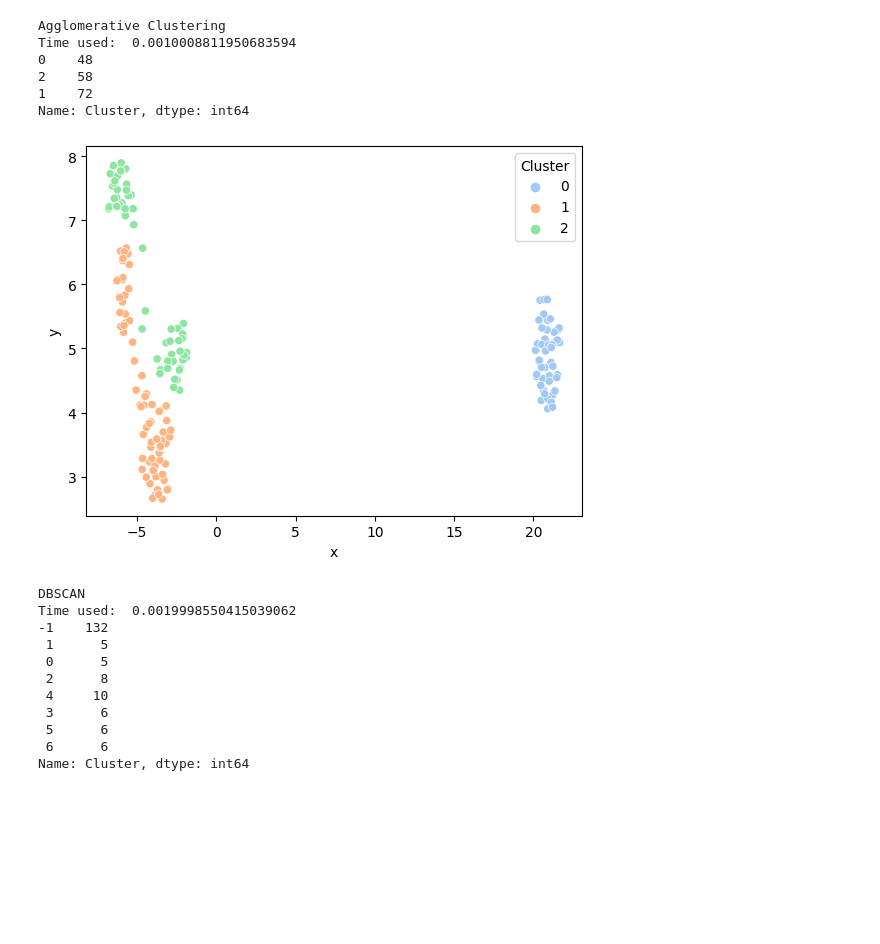
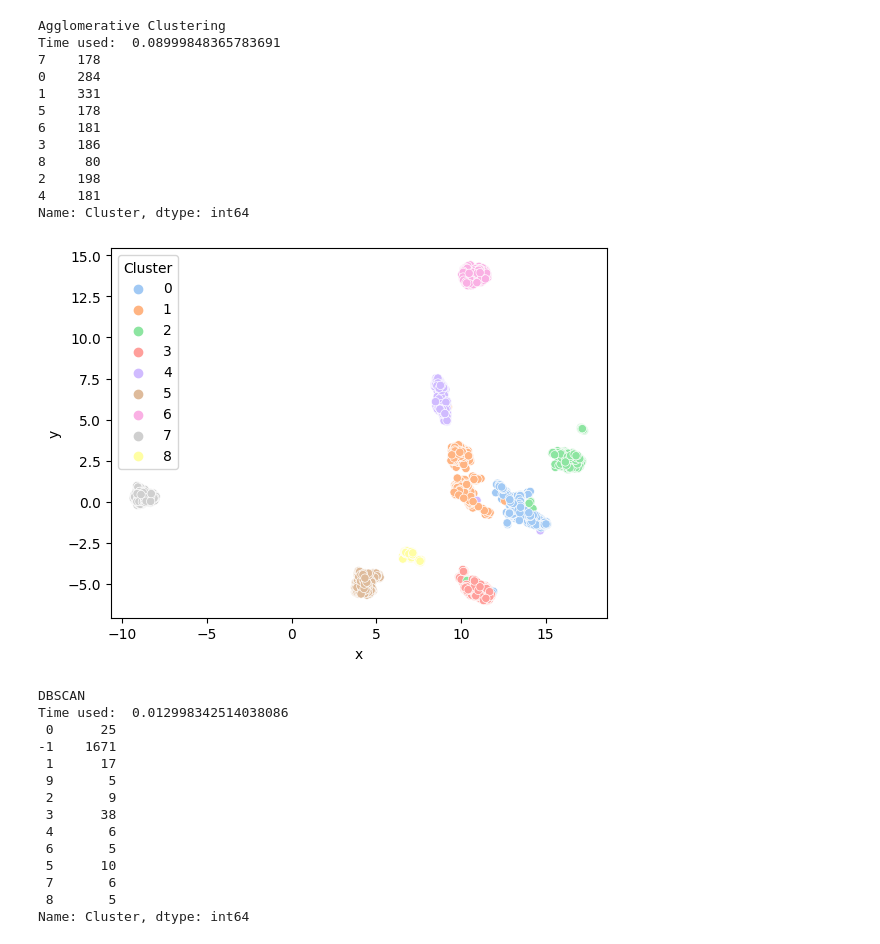
Before and after one commit to Timofeev-A-A/BigData, a Jupyter notebook: tenth/one.ipynb, the cells around one changed output. Saved outputs shown, nothing was run; the diff lists cells and outputs as text; code cells hidden in the pictures; blank space fills up the shorter version.

```diff
--- a/tenth/one.ipynb
+++ b/tenth/one.ipynb
@@ -4,7 +4,7 @@ import numpy as np
 import pandas as pd
 from sklearn import preprocessing
 import seaborn as sns
-from sklearn.datasets import load_wine
+from sklearn.datasets import load_digits
 from sklearn.metrics import silhouette_score
 from sklearn.cluster import KMeans
 import matplotlib.pyplot as plt
@@ -17,7 +17,7 @@ def two(df, scale):
     score1 = []
     score2 = []
     for i in range(2,11):
-        model = KMeans(n_clusters=i, random_state=27, init='k-means++').fit(df)
+        model = KMeans(n_clusters=i, random_state=123, init='k-means++').fit(df)
         models.append(model)
         score1.append(model.inertia_)
         score2.append(silhouette_score(df,model.labels_))
@@ -28,15 +28,12 @@ def two(df, scale):
     plt.plot(np.arange(2,11), score2, marker='o')
     plt.show()
     time_start = time.time()
-    model1 = KMeans(n_clusters=3, random_state=27, init='k-means++').fit(df)
+    model1 = KMeans(n_clusters=9, random_state=123, init='k-means++').fit(df)
     print("KMeans\nTime used: ", time.time() - time_start)
     df['Cluster'] = model1.labels_
     print(df['Cluster'].value_counts(sort=False))
-    #fig = go.Figure(data=[go.Scatter3d(x=df['math score'],y=df['reading score'],z=df['writing score'],
-    #                                   mode='markers', marker_color=df['Cluster'], marker_size = 3)])
-    #fig.show()
     scaled = pd.DataFrame(scale.fit_transform(df), columns=df.columns)
-    um = umap.UMAP(n_neighbors=50, min_dist=0.1, random_state=27).fit_transform(scaled)
+    um = umap.UMAP(n_neighbors=50, min_dist=0.1, random_state=123).fit_transform(scaled)
     DATA = scaled.copy()
     DATA['x']=um[:,0]
     DATA['y']=um[:,1]
@@ -45,12 +42,12 @@ def two(df, scale):
 
 def three(df, scale):
     time_start = time.time()
-    model2 = AgglomerativeClustering(3, compute_distances=True).fit(df)
+    model2 = AgglomerativeClustering(9, compute_distances=True).fit(df)
     print("Agglomerative Clustering\nTime used: ", time.time() - time_start)
     df['Cluster'] = model2.labels_
     print(df['Cluster'].value_counts(sort=False))
     scaled = pd.DataFrame(scale.fit_transform(df), columns=df.columns)
-    um = umap.UMAP(n_neighbors=50, min_dist=0.1, random_state=27).fit_transform(scaled)
+    um = umap.UMAP(n_neighbors=50, min_dist=0.1, random_state=123).fit_transform(scaled)
     DATA = scaled.copy()
     DATA['x']=um[:,0]
     DATA['y']=um[:,1]
@@ -59,12 +56,12 @@ def three(df, scale):
 
 def four(df, scale):
     time_start = time.time()
-    model3 = DBSCAN(eps=11, min_samples=5).fit(df)
+    model3 = DBSCAN(eps=14, min_samples=5).fit(df)
     print("DBSCAN\nTime used: ", time.time() - time_start)
     df['Cluster'] = model3.labels_
     print(df['Cluster'].value_counts(sort=False))
     scaled = pd.DataFrame(scale.fit_transform(df), columns=df.columns)
-    um = umap.UMAP(n_neighbors=50, min_dist=0.1, random_state=27).fit_transform(scaled)
+    um = umap.UMAP(n_neighbors=50, min_dist=0.1, random_state=123).fit_transform(scaled)
     DATA = scaled.copy()
     DATA['x']=um[:,0]
     DATA['y']=um[:,1]
@@ -72,22 +69,7 @@ def four(df, scale):
     plt.show()
 
 if __name__ == '__main__':
-    """
-    data = pd.read_csv('exams.csv')
-    data['parental level of education'].replace({'some high school':1, 'high school':2, 'some college':3,
-                                                 "bachelor's degree":4, "associate's degree":5, "master's degree":6},
-                                                inplace=True)
-    data['test preparation course'].replace({'completed':1, 'none':0}, inplace=True)
-    data['race/ethnicity'].replace({'group A':1, 'group B':2, 'group C':3, 'group D':4, 'group E':5}, inplace=True)
-    data.gender.replace({'male':1, 'female':0}, inplace=True)
-    data.lunch.replace({'standard':1, 'free/reduced':0}, inplace=True)
-    #data.drop('test preparation course', axis=1, inplace=True)
-    #data.drop('gender', axis=1, inplace=True)
-    #data.drop('parental level of education', axis=1, inplace=True)
-    #data.drop('race/ethnicity', axis=1, inplace=True)
-    """
-    data = load_wine(as_frame=True)
-    #print(data.describe())
+    data = load_digits(as_frame=True)
     scaler = preprocessing.MinMaxScaler()
     two(data.data, scaler)
     three(data.data, scaler)
@@ -105,18 +93,27 @@ Name: Cluster, dtype: int64
 Agglomerative Clustering
-Time used:  0.0010008811950683594
-0    48
-2    58
-1    72
+Time used:  0.08999848365783691
+7    178
+0    284
+1    331
+5    178
+6    181
+3    186
+8     80
+2    198
+4    181
 Name: Cluster, dtype: int64
-[figure, old version]
+[figure, new version]
 DBSCAN
-Time used:  0.0019998550415039062
--1    132
- 1      5
- 0      5
- 2      8
- 4     10
- 3      6
- 5      6
- 6      6
+Time used:  0.012998342514038086
+ 0      25
+-1    1671
+ 1      17
+ 9       5
+ 2       9
+ 3      38
+ 4       6
+ 6       5
+ 5      10
+ 7       6
+ 8       5
 Name: Cluster, dtype: int64
```
Also changed, not shown: parts of 1 cell of this notebook.
